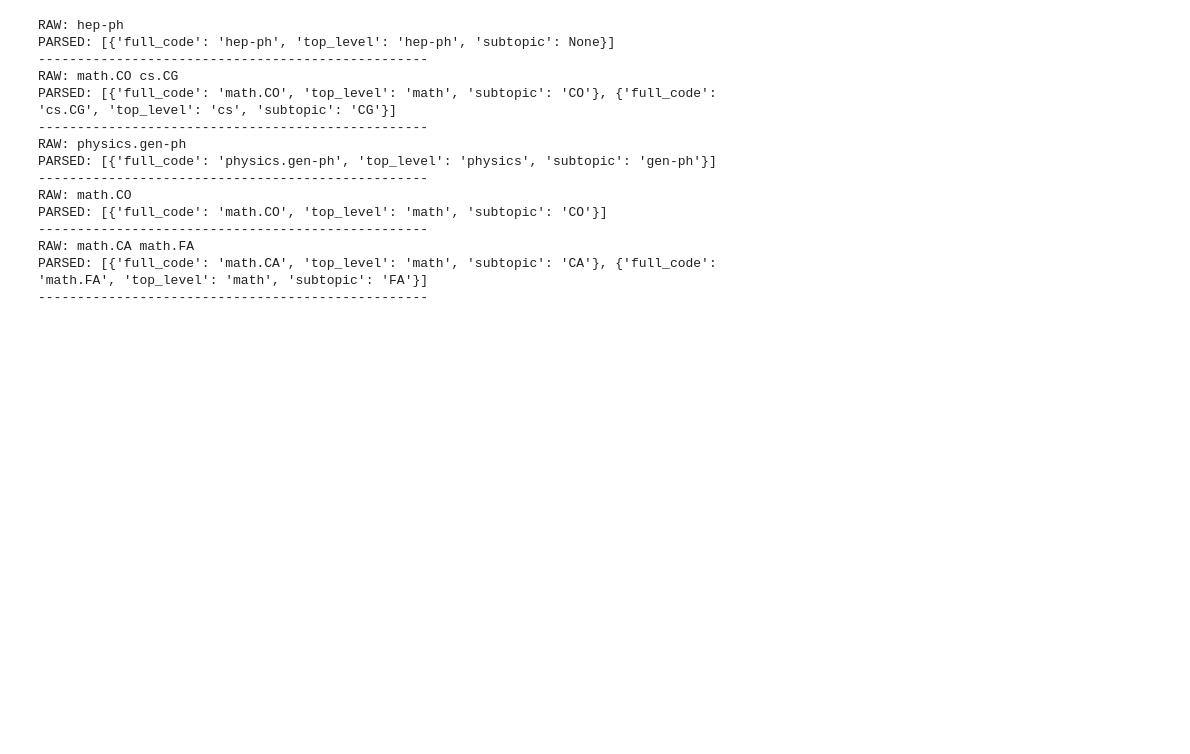
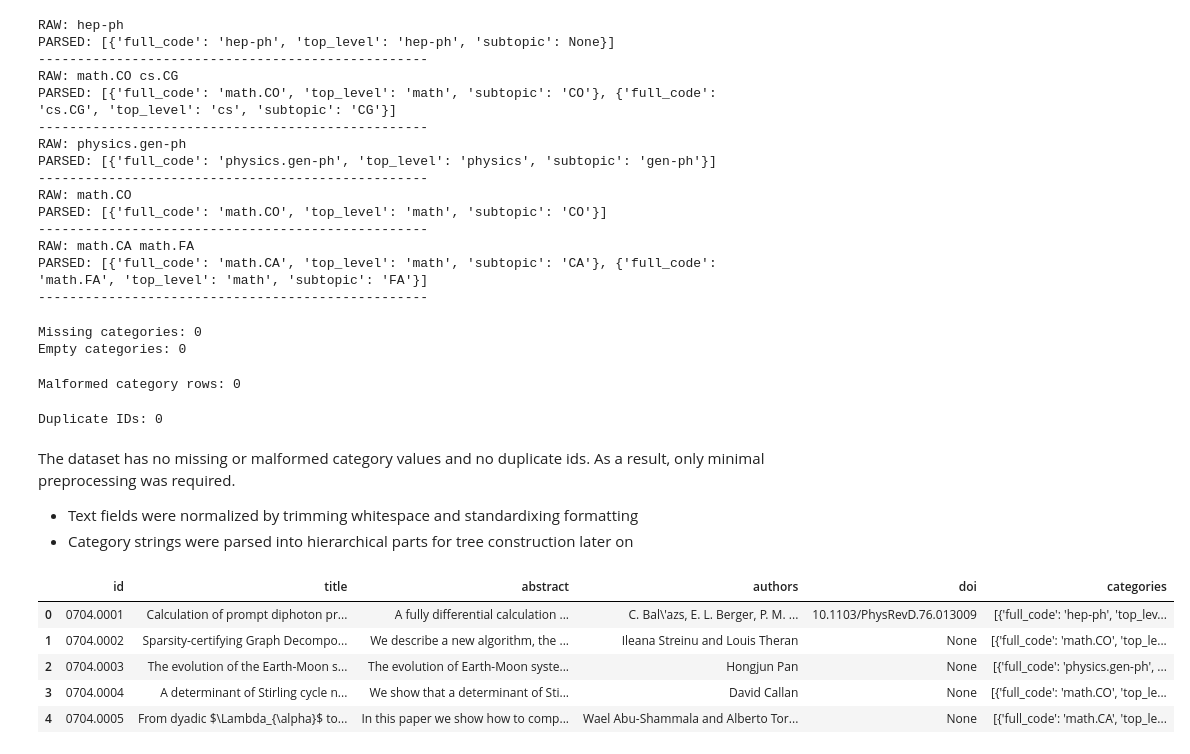
Before and after one commit to varshamanickam/arxiv-explorer, a Jupyter notebook: notebooks/eda.ipynb, the cells around one changed output. Cells and saved outputs as stored; diff of their text form; code cells hidden in the pictures; blank space fills up the shorter version.

Commit message:
preprocessing2 + defined tree spec

```diff
--- a/notebooks/eda.ipynb
+++ b/notebooks/eda.ipynb
@@ -242,7 +242,7 @@ categories 0
 to see if changes work as intended before scaling script to full dataset
 # %%
 def normalize_text(text):
-    if text is None:
+    if pd.isna(text):
         return None
     text = str(text).strip()
     text = re.sub(r"\s+", " ", text)
@@ -342,3 +342,64 @@ PARSED: [{'full_code': 'math.CO', 'top_level': 'math', 'subtopic': 'CO'}]
 RAW: math.CA math.FA
 PARSED: [{'full_code': 'math.CA', 'top_level': 'math', 'subtopic': 'CA'}, {'full_code': 'math.FA', 'top_level': 'math', 'subtopic': 'FA'}]
 --------------------------------------------------
+# %%
+#double check again for missing vlues (NaN)
+missing_count = arxiv_df["categories"].isna().sum()
+
+#check for empty or whitespace only strings
+empty_count = (arxiv_df["categories"].astype(str).str.strip() == "").sum()
+
+print("Missing categories:", missing_count)
+print("Empty categories:", empty_count)
+# %% [output]
+Missing categories: 0
+Empty categories: 0
+# %%
+def is_malformed(cat_str):
+    if pd.isna(cat_str) or str(cat_str).strip() == "":
+        return False
+
+    for c in str(cat_str).split():
+        #checking if all categories onlyhave valid patterns
+        #so like "cs.ML" or "math" or "hep-ph"
+        if not re.match(r"^[a-zA-Z\-]+(\.[a-zA-Z\-]+)?$", c):
+            return True
+    return False
+
+malformed_count = arxiv_df["categories"].apply(is_malformed).sum()
+
+print("Malformed category rows:", malformed_count)
+# %% [output]
+Malformed category rows: 0
+# %%
+#check for duplicates
+duplicate_count = arxiv_df.duplicated(subset=["id"]).sum()
+print("Duplicate IDs:", duplicate_count)
+# %% [output]
+Duplicate IDs: 0
+# %% [markdown]
+The dataset has no missing or malformed category values and no duplicate ids. As a result, only minimal preprocessing was required.
+- Text fields were normalized by trimming whitespace and standardixing formatting
+- Category strings were parsed into hierarchical parts for tree construction later on
+# %%
+# keeping only the columns we want
+cleaned_df = arxiv_df[["id", "title", "abstract", "authors", "doi", "categories"]].copy()
+
+#applying the cleaning funcs from abobve
+cleaned_df["title"] = cleaned_df["title"].apply(normalize_text)
+cleaned_df["abstract"] = cleaned_df["abstract"].apply(normalize_text)
+cleaned_df["authors"] = cleaned_df["authors"].apply(normalize_text)
+cleaned_df["doi"] = cleaned_df["doi"].apply(normalize_text)
+
+#parsing the categories
+cleaned_df["categories"] = cleaned_df["categories"].apply(parse_categories)
+
+#see what it looks liek
+cleaned_df.head()
+# %% [output]
+|  | id | title | abstract | authors | doi | categories |
+| 0 | 0704.0001 | Calculation of prompt diphoton pr... | A fully differential calculation ... | C. Bal\'azs, E. L. Berger, P. M. ... | 10.1103/PhysRevD.76.013009 | [{'full_code': 'hep-ph', 'top_lev... |
+| 1 | 0704.0002 | Sparsity-certifying Graph Decompo... | We describe a new algorithm, the ... | Ileana Streinu and Louis Theran | None | [{'full_code': 'math.CO', 'top_le... |
+| 2 | 0704.0003 | The evolution of the Earth-Moon s... | The evolution of Earth-Moon syste... | Hongjun Pan | None | [{'full_code': 'physics.gen-ph', ... |
+| 3 | 0704.0004 | A determinant of Stirling cycle n... | We show that a determinant of Sti... | David Callan | None | [{'full_code': 'math.CO', 'top_le... |
+| 4 | 0704.0005 | From dyadic $\Lambda_{\alpha}$ to... | In this paper we show how to comp... | Wael Abu-Shammala and Alberto Tor... | None | [{'full_code': 'math.CA', 'top_le... |
```
Also changed, not shown: parts of 5 cells of this notebook, 1 other file.
